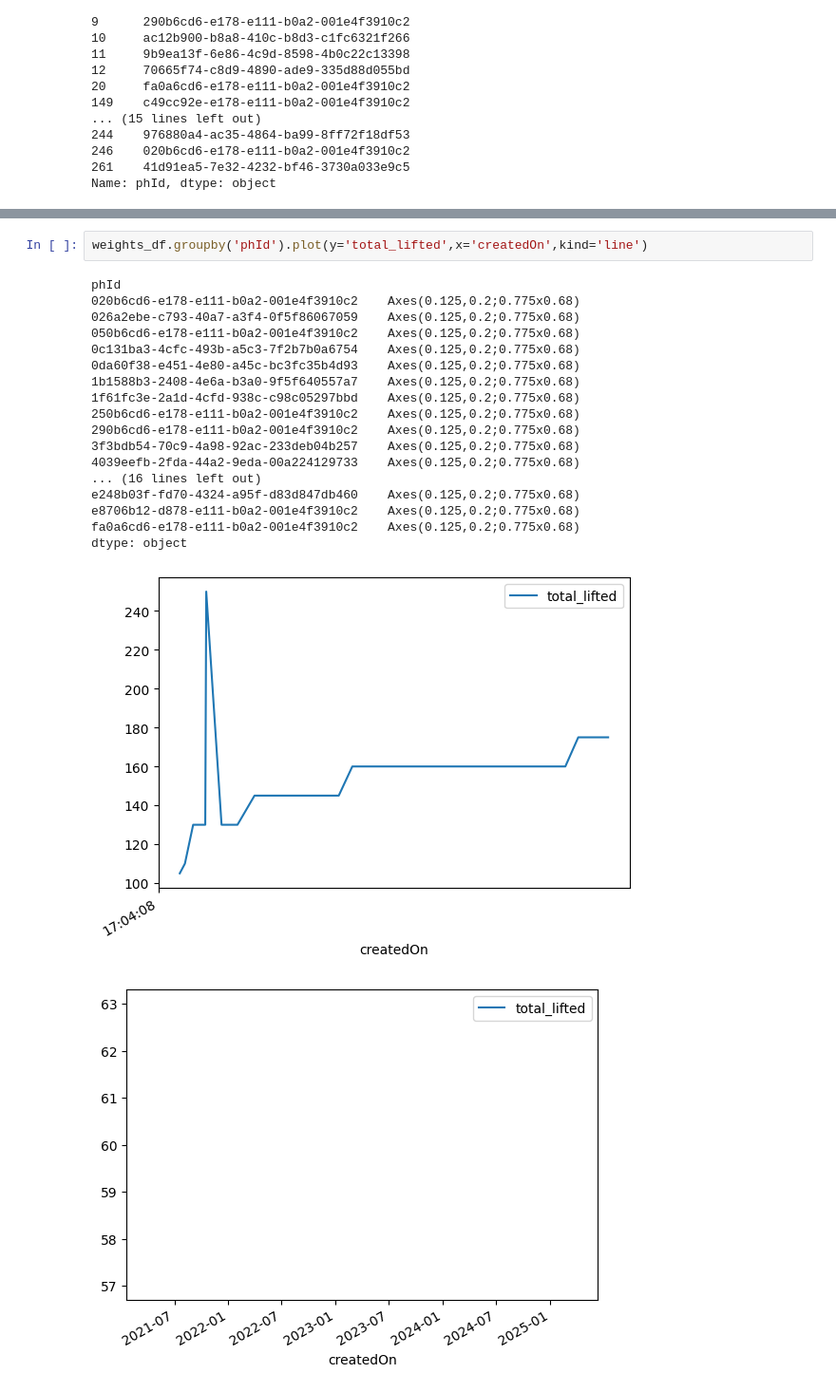
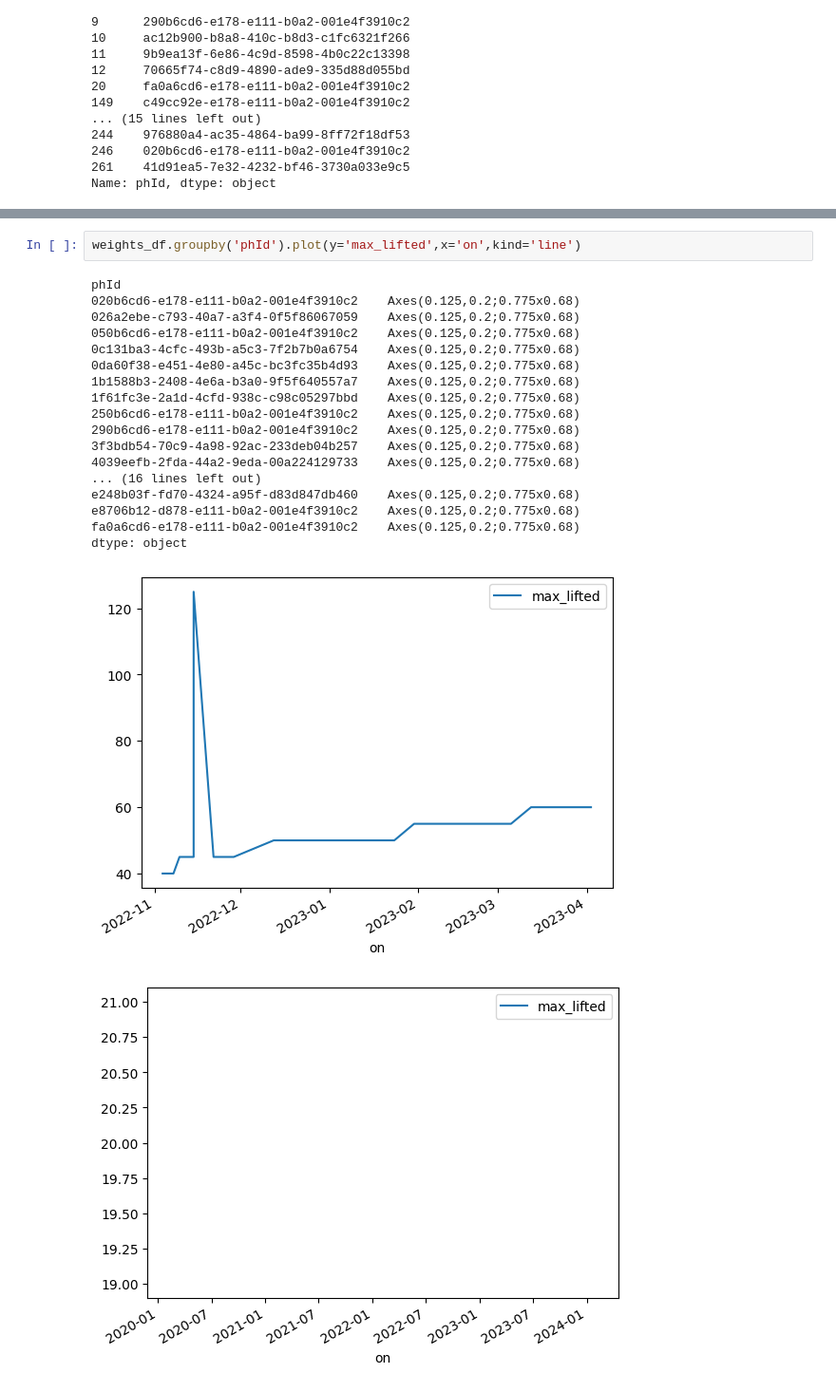
Before and after one commit to erlichsefi/Notebooks, a Jupyter notebook: Mywellness notebooks/lookup.ipynb, the cells around one changed output, grey strips where cells are left out. Shown at 95% size. Drawn from its saved outputs; the diff is of its cells as text.

Commit message:
more graphs

```diff
--- a/Mywellness notebooks/lookup.ipynb
+++ b/Mywellness notebooks/lookup.ipynb
@@ -202,24 +227,24 @@ See the caveats in the documentation: https://pandas.pydata.org/pandas-docs/stab
 | 4 | ad18355c-dc5d-4fd3-bc84-c3c0196e4089 | 2021-10-14 15:46:04.175846+03:00 | [{'order': 0, 'IsoReps': 10.0, 'D... | 2023-04-02 17:04:08.297799200+00:00 | 0e6f8ed1-9101-4af2-ada7-8645f1d95771 | 40.0 | 120.0 | 3 |
 | 5 | 050b6cd6-e178-e111-b0a2-001e4f3910c2 | 2021-10-14 15:49:43.574302+03:00 | [{'order': 0, 'IsoReps': 1.0, 'Re... | 2023-04-02 17:04:08.297855500+00:00 | 4d8b9dc4-7cf0-4e3f-9180-a475fe6af52c | 17.5 | 20.0 | 2 |
 # %%
-weights_df.groupby('phId').plot(y='total_lifted',x='createdOn',kind='line')
+weights_df.groupby('phId').plot(y='max_lifted',x='on',kind='line')
 # %% [output]
 phId
 020b6cd6-e178-e111-b0a2-001e4f3910c2    Axes(0.125,0.2;0.775x0.68)
 026a2ebe-c793-40a7-a3f4-0f5f86067059    Axes(0.125,0.2;0.775x0.68)
 050b6cd6-e178-e111-b0a2-001e4f3910c2    Axes(0.125,0.2;0.775x0.68)
 0c131ba3-4cfc-493b-a5c3-7f2b7b0a6754    Axes(0.125,0.2;0.775x0.68)
 0da60f38-e451-4e80-a45c-bc3fc35b4d93    Axes(0.125,0.2;0.775x0.68)
 1b1588b3-2408-4e6a-b3a0-9f5f640557a7    Axes(0.125,0.2;0.775x0.68)
 1f61fc3e-2a1d-4cfd-938c-c98c05297bbd    Axes(0.125,0.2;0.775x0.68)
 250b6cd6-e178-e111-b0a2-001e4f3910c2    Axes(0.125,0.2;0.775x0.68)
 290b6cd6-e178-e111-b0a2-001e4f3910c2    Axes(0.125,0.2;0.775x0.68)
 3f3bdb54-70c9-4a98-92ac-233deb04b257    Axes(0.125,0.2;0.775x0.68)
 4039eefb-2fda-44a2-9eda-00a224129733    Axes(0.125,0.2;0.775x0.68)
 ... (16 lines left out)
 e248b03f-fd70-4324-a95f-d83d847db460    Axes(0.125,0.2;0.775x0.68)
 e8706b12-d878-e111-b0a2-001e4f3910c2    Axes(0.125,0.2;0.775x0.68)
 fa0a6cd6-e178-e111-b0a2-001e4f3910c2    Axes(0.125,0.2;0.775x0.68)
 dtype: object
-[figure, old version]
+[figure, new version]
-[figure, old version]
+[figure, new version]
```
Also changed, not shown: parts of 4 cells of this notebook.
